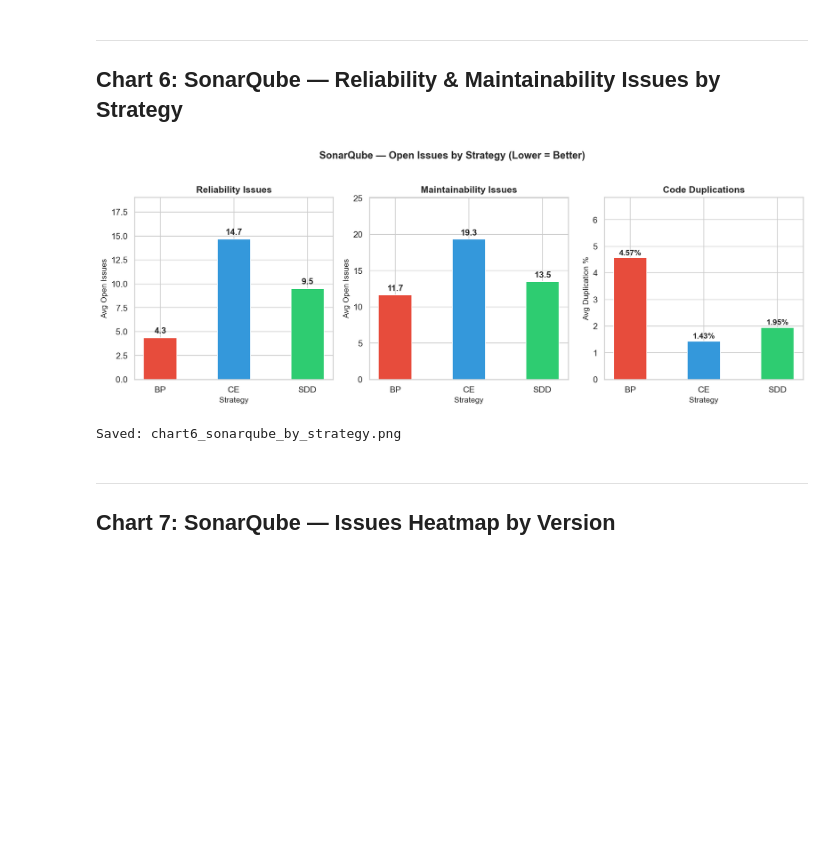
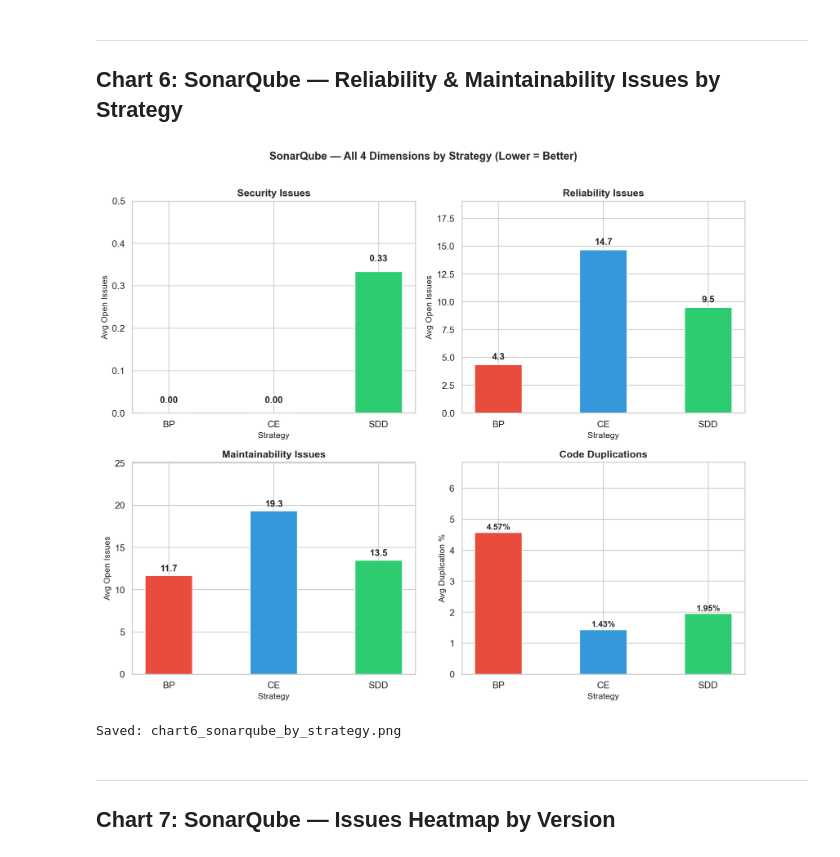
Before and after one commit to PhatchareePuangjai/chatGPT5, a Jupyter notebook: src/research_charts_executed.ipynb, the cells around one changed output. Cells and saved outputs as stored; diff of their text form; code cells hidden in the pictures; blank space fills up the shorter version.

Commit message:
Refactor code structure for improved readability and maintainability

```diff
--- a/src/research_charts_executed.ipynb
+++ b/src/research_charts_executed.ipynb
@@ -296,26 +296,30 @@ Saved: chart4_dast_by_strategy.png
 ## Chart 5: DAST Heatmap — Warning Types by Version
 # %%
 # ZAP Warning types per version (1 = present, 0 = not present)
+# From actual ZAP JSON reports downloaded from GitHub Actions run #23089748932
 warnings = [
     'Anti-clickjacking\nHeader Missing',
+    'CSP Header\nNot Set',
+    'COEP Header\nMissing',
+    'COOP Header\nMissing',
+    'CORP Header\nMissing',
+    'Permissions Policy\nNot Set',
     'X-Content-Type-Options\nHeader Missing',
-    'CSP Header\nNot Set',
     'Non-Cacheable\nContent',
-    'Permissions Policy\nNot Set',
     'Modern Web\nApplication',
-    'COEP Header\nMissing',
     'Server Version\nLeak',
 ]
 
 versions = df_dast['Version'].tolist()
 heatmap_data = []
 for _, row in df_dast.iterrows():
-    row_data = [1,1,1,1,1,1,1, row['Server_Leak']]
+    # All 12 versions have warnings 1-9, only some have Server Leak
+    row_data = [1,1,1,1,1,1,1,1,1, row['Server_Leak']]
     heatmap_data.append(row_data)
 
 df_heatmap = pd.DataFrame(heatmap_data, index=versions, columns=warnings)
 
-fig, ax = plt.subplots(figsize=(12, 6))
+fig, ax = plt.subplots(figsize=(13, 7))
 sns.heatmap(df_heatmap.T, annot=True, fmt='d', cmap=['#2ecc71','#e74c3c'],
             linewidths=1, linecolor='white', cbar=False, ax=ax,
             annot_kws={'fontsize': 10, 'fontweight': 'bold'})
@@ -323,9 +327,9 @@ sns.heatmap(df_heatmap.T, annot=True, fmt='d', cmap=['#2ecc71','#e74c3c'],
 from matplotlib.patches import Patch
 legend_elements = [Patch(facecolor='#2ecc71', label='Not Present (0)'),
                    Patch(facecolor='#e74c3c', label='Present (1)')]
-ax.legend(handles=legend_elements, loc='upper right', bbox_to_anchor=(1.18, 1))
+ax.legend(handles=legend_elements, loc='upper right', bbox_to_anchor=(1.15, 1))
 
-ax.set_title('DAST (ZAP) Warning Types by Version', fontsize=14, fontweight='bold')
+ax.set_title('DAST (ZAP) Warning Types by Version\n(from GitHub Actions ZAP JSON Reports)', fontsize=14, fontweight='bold')
 ax.set_xlabel('Version', fontsize=12)
 ax.set_ylabel('')
 plt.xticks(rotation=45, ha='right')
@@ -341,53 +345,65 @@ Saved: chart5_dast_heatmap.png
 ---
 ## Chart 6: SonarQube — Reliability & Maintainability Issues by Strategy
 # %%
-fig, axes = plt.subplots(1, 3, figsize=(14, 5))
+fig, axes = plt.subplots(2, 2, figsize=(12, 10))
 strategies = ['BP', 'CE', 'SDD']
 colors = [STRATEGY_COLORS[s] for s in strategies]
 
-# Left: Reliability
-ax = axes[0]
+# Top-Left: Security
+ax = axes[0][0]
+avg_sec = df_sonar.groupby('Strategy')['Security'].mean().reindex(strategies)
+bars = ax.bar(strategies, avg_sec, color=colors, edgecolor='white', width=0.45)
+for bar, val in zip(bars, avg_sec):
+    ax.text(bar.get_x() + bar.get_width()/2, bar.get_height() + 0.02, f'{val:.2f}',
+            ha='center', va='bottom', fontweight='bold', fontsize=12)
+ax.set_ylabel('Avg Open Issues', fontsize=11)
+ax.set_title('Security Issues', fontsize=13, fontweight='bold')
+ax.set_ylim(0, max(max(avg_sec) * 1.5, 0.5))
+
+# Top-Right: Reliability
+ax = axes[0][1]
 avg_rel = df_sonar.groupby('Strategy')['Reliability'].mean().reindex(strategies)
 bars = ax.bar(strategies, avg_rel, color=colors, edgecolor='white', width=0.45)
 for bar, val in zip(bars, avg_rel):
     ax.text(bar.get_x() + bar.get_width()/2, bar.get_height() + 0.3, f'{val:.1f}',
             ha='center', va='bottom', fontweight='bold', fontsize=12)
 ax.set_ylabel('Avg Open Issues', fontsize=11)
 ax.set_title('Reliability Issues', fontsize=13, fontweight='bold')
 ax.set_ylim(0, max(avg_rel) * 1.3)
 
-# Middle: Maintainability
-ax = axes[1]
+# Bottom-Left: Maintainability
+ax = axes[1][0]
 avg_maint = df_sonar.groupby('Strategy')['Maintainability'].mean().reindex(strategies)
 bars = ax.bar(strategies, avg_maint, color=colors, edgecolor='white', width=0.45)
 for bar, val in zip(bars, avg_maint):
     ax.text(bar.get_x() + bar.get_width()/2, bar.get_height() + 0.3, f'{val:.1f}',
             ha='center', va='bottom', fontweight='bold', fontsize=12)
 ax.set_ylabel('Avg Open Issues', fontsize=11)
 ax.set_title('Maintainability Issues', fontsize=13, fontweight='bold')
 ax.set_ylim(0, max(avg_maint) * 1.3)
 
-# Right: Duplications
-ax = axes[2]
+# Bottom-Right: Duplications
+ax = axes[1][1]
 avg_dup = df_sonar.groupby('Strategy')['Duplications'].mean().reindex(strategies)
 bars = ax.bar(strategies, avg_dup, color=colors, edgecolor='white', width=0.45)
 for bar, val in zip(bars, avg_dup):
     ax.text(bar.get_x() + bar.get_width()/2, bar.get_height() + 0.05, f'{val:.2f}%',
             ha='center', va='bottom', fontweight='bold', fontsize=11)
 ax.set_ylabel('Avg Duplication %', fontsize=11)
 ax.set_title('Code Duplications', fontsize=13, fontweight='bold')
 ax.set_ylim(0, max(avg_dup) * 1.5)
 
-for a in axes:
-    a.set_xlabel('Strategy', fontsize=11)
+for row in axes:
+    for a in row:
+        a.set_xlabel('Strategy', fontsize=11)
 
-plt.suptitle('SonarQube — Open Issues by Strategy (Lower = Better)', fontsize=14, fontweight='bold', y=1.02)
+plt.suptitle('SonarQube — All 4 Dimensions by Strategy (Lower = Better)', fontsize=14, fontweight='bold', y=1.01)
 plt.tight_layout()
 plt.savefig('chart6_sonarqube_by_strategy.png', bbox_inches='tight')
 plt.show()
 print('Saved: chart6_sonarqube_by_strategy.png')
 # %% [output]
-[figure, old version]
+[figure, new version]
 Saved: chart6_sonarqube_by_strategy.png
 # %% [markdown]
 ---
```
Also changed, not shown: parts of 3 cells of this notebook, 9 other files.
